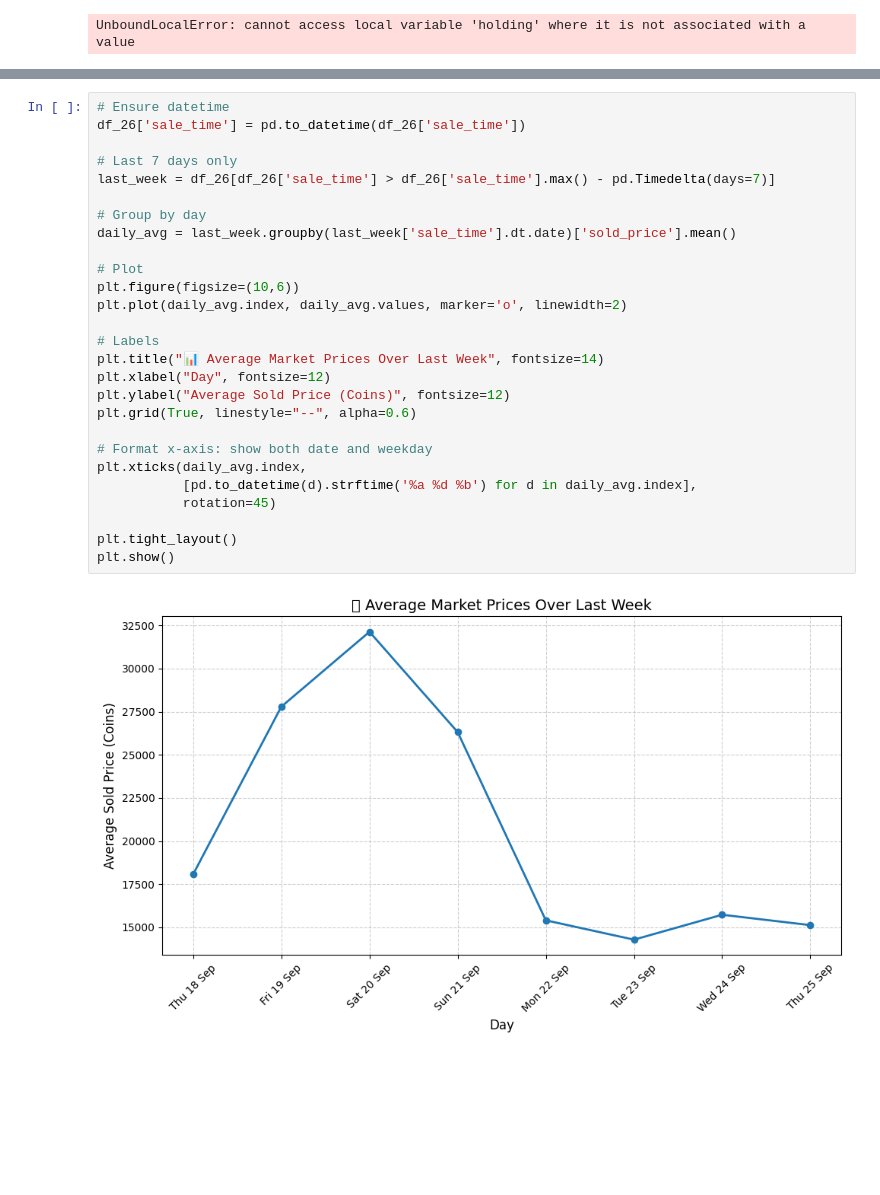
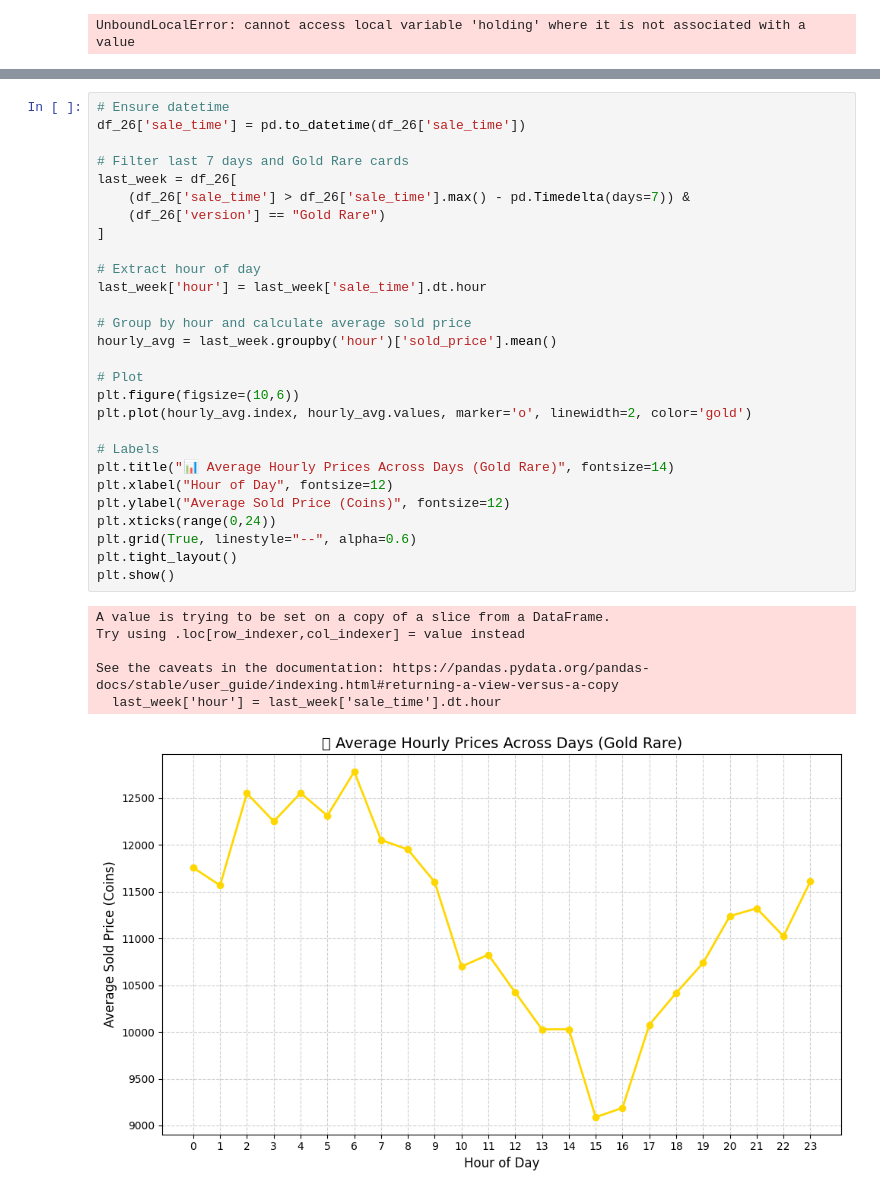
Before and after one commit to Shaninhooo/Data-Driven-Trading-Strategy-Research-on-FIFA-Market, a Jupyter notebook: analysis/fc26_data.ipynb, the cells around one changed output, grey strips where cells are left out. Saved outputs shown, nothing was run; the diff lists cells and outputs as text; blank space fills up the shorter version.

```diff
--- a/analysis/fc26_data.ipynb
+++ b/analysis/fc26_data.ipynb
@@ -707,29 +771,35 @@ plot_supply_today_by_card(811, df_26)
 # %%
 # Ensure datetime
 df_26['sale_time'] = pd.to_datetime(df_26['sale_time'])
 
-# Last 7 days only
-last_week = df_26[df_26['sale_time'] > df_26['sale_time'].max() - pd.Timedelta(days=7)]
+# Filter last 7 days and Gold Rare cards
+last_week = df_26[
+    (df_26['sale_time'] > df_26['sale_time'].max() - pd.Timedelta(days=7)) &
+    (df_26['version'] == "Gold Rare")
+]
 
-# Group by day
-daily_avg = last_week.groupby(last_week['sale_time'].dt.date)['sold_price'].mean()
+# Extract hour of day
+last_week['hour'] = last_week['sale_time'].dt.hour
+
+# Group by hour and calculate average sold price
+hourly_avg = last_week.groupby('hour')['sold_price'].mean()
 
 # Plot
 plt.figure(figsize=(10,6))
-plt.plot(daily_avg.index, daily_avg.values, marker='o', linewidth=2)
+plt.plot(hourly_avg.index, hourly_avg.values, marker='o', linewidth=2, color='gold')
 
 # Labels
-plt.title("📊 Average Market Prices Over Last Week", fontsize=14)
-plt.xlabel("Day", fontsize=12)
+plt.title("📊 Average Hourly Prices Across Days (Gold Rare)", fontsize=14)
+plt.xlabel("Hour of Day", fontsize=12)
 plt.ylabel("Average Sold Price (Coins)", fontsize=12)
+plt.xticks(range(0,24))
 plt.grid(True, linestyle="--", alpha=0.6)
-
-# Format x-axis: show both date and weekday
-plt.xticks(daily_avg.index,
-           [pd.to_datetime(d).strftime('%a %d %b') for d in daily_avg.index],
-           rotation=45)
-
 plt.tight_layout()
 plt.show()
 # %% [output]
+A value is trying to be set on a copy of a slice from a DataFrame.
+Try using .loc[row_indexer,col_indexer] = value instead
+
+See the caveats in the documentation: https://pandas.pydata.org/pandas-docs/stable/user_guide/indexing.html#returning-a-view-versus-a-copy
+  last_week['hour'] = last_week['sale_time'].dt.hour
-[figure, old version]
+[figure, new version]
```
Also changed, not shown: parts of 13 cells of this notebook, 3 other files.
